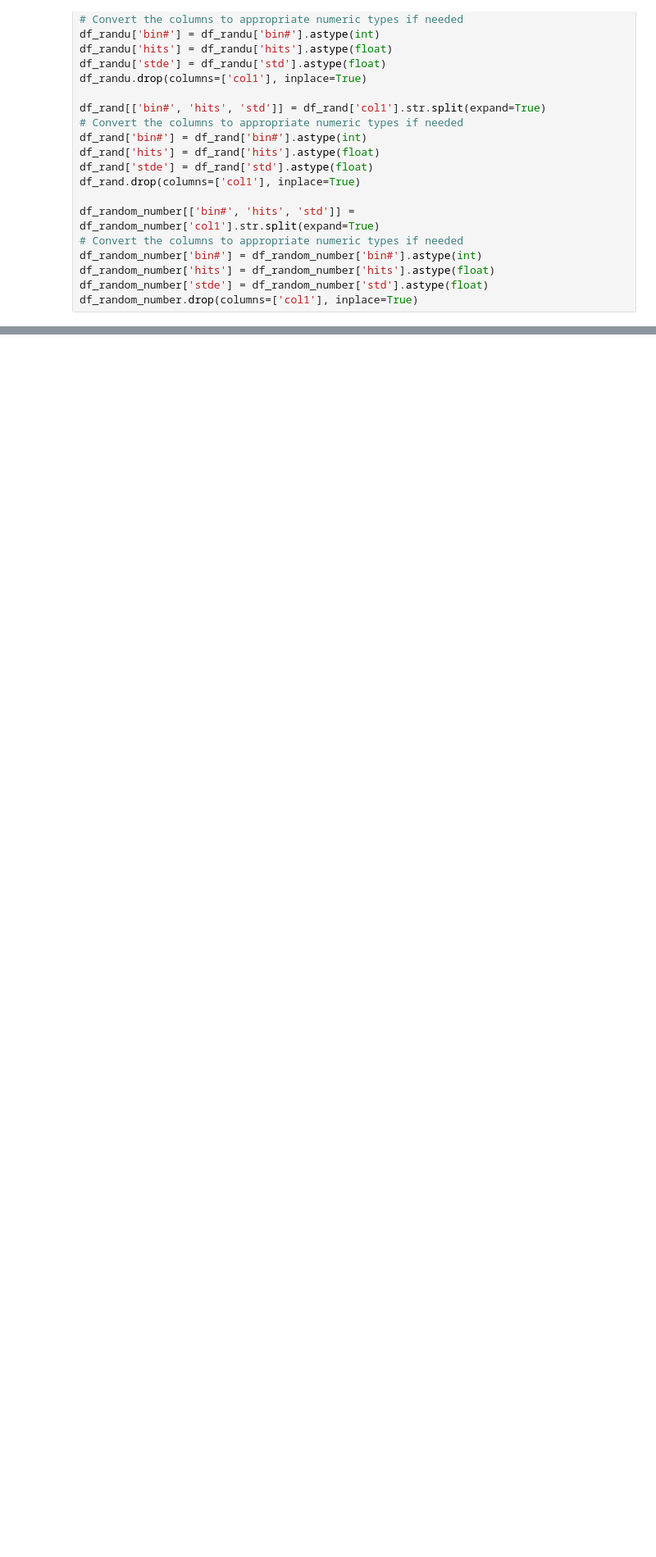
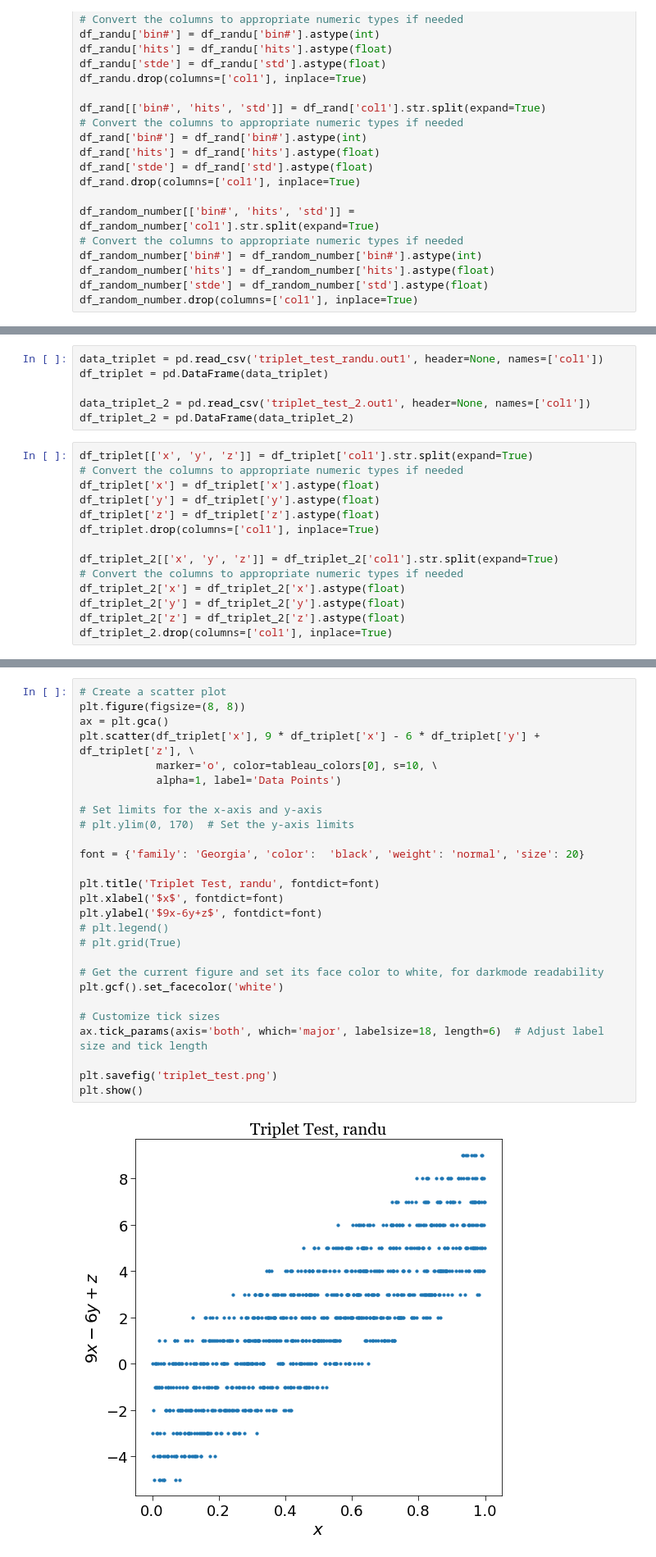
Before and after one commit to chew-in/computational_physics, a Jupyter notebook: RNG/RNG_analysis.ipynb, the cells around one changed output, grey strips where cells are left out. Shown at 82% size. Cells and saved outputs as stored; diff of their text form; blank space fills up the shorter version.

Commit message:
triplet done

```diff
--- a/RNG/RNG_analysis.ipynb
+++ b/RNG/RNG_analysis.ipynb
@@ -301,0 +300,20 @@ plt.show()
+# %%
+data_triplet = pd.read_csv('triplet_test_randu.out1', header=None, names=['col1'])
+df_triplet = pd.DataFrame(data_triplet)
+
+data_triplet_2 = pd.read_csv('triplet_test_2.out1', header=None, names=['col1'])
+df_triplet_2 = pd.DataFrame(data_triplet_2)
+# %%
+df_triplet[['x', 'y', 'z']] = df_triplet['col1'].str.split(expand=True)
+# Convert the columns to appropriate numeric types if needed
+df_triplet['x'] = df_triplet['x'].astype(float)
+df_triplet['y'] = df_triplet['y'].astype(float)
+df_triplet['z'] = df_triplet['z'].astype(float)
+df_triplet.drop(columns=['col1'], inplace=True)
+
+df_triplet_2[['x', 'y', 'z']] = df_triplet_2['col1'].str.split(expand=True)
+# Convert the columns to appropriate numeric types if needed
+df_triplet_2['x'] = df_triplet_2['x'].astype(float)
+df_triplet_2['y'] = df_triplet_2['y'].astype(float)
+df_triplet_2['z'] = df_triplet_2['z'].astype(float)
+df_triplet_2.drop(columns=['col1'], inplace=True)
@@ -301,0 +336,29 @@ plt.show()
+# %%
+# Create a scatter plot
+plt.figure(figsize=(8, 8))
+ax = plt.gca()
+plt.scatter(df_triplet['x'], 9 * df_triplet['x'] - 6 * df_triplet['y'] + df_triplet['z'], \
+            marker='o', color=tableau_colors[0], s=10, \
+            alpha=1, label='Data Points')
+
+# Set limits for the x-axis and y-axis
+# plt.ylim(0, 170)  # Set the y-axis limits
+
+font = {'family': 'Georgia', 'color':  'black', 'weight': 'normal', 'size': 20}
+
+plt.title('Triplet Test, randu', fontdict=font)
+plt.xlabel('$x$', fontdict=font)
+plt.ylabel('$9x-6y+z$', fontdict=font)
+# plt.legend()
+# plt.grid(True)
+
+# Get the current figure and set its face color to white, for darkmode readability
+plt.gcf().set_facecolor('white')
+
+# Customize tick sizes
+ax.tick_params(axis='both', which='major', labelsize=18, length=6)  # Adjust label size and tick length
+
+plt.savefig('triplet_test.png')
+plt.show()
+# %% [output]
+[figure, added]
```
Also changed, not shown: parts of 11 cells of this notebook, 8 other files.
